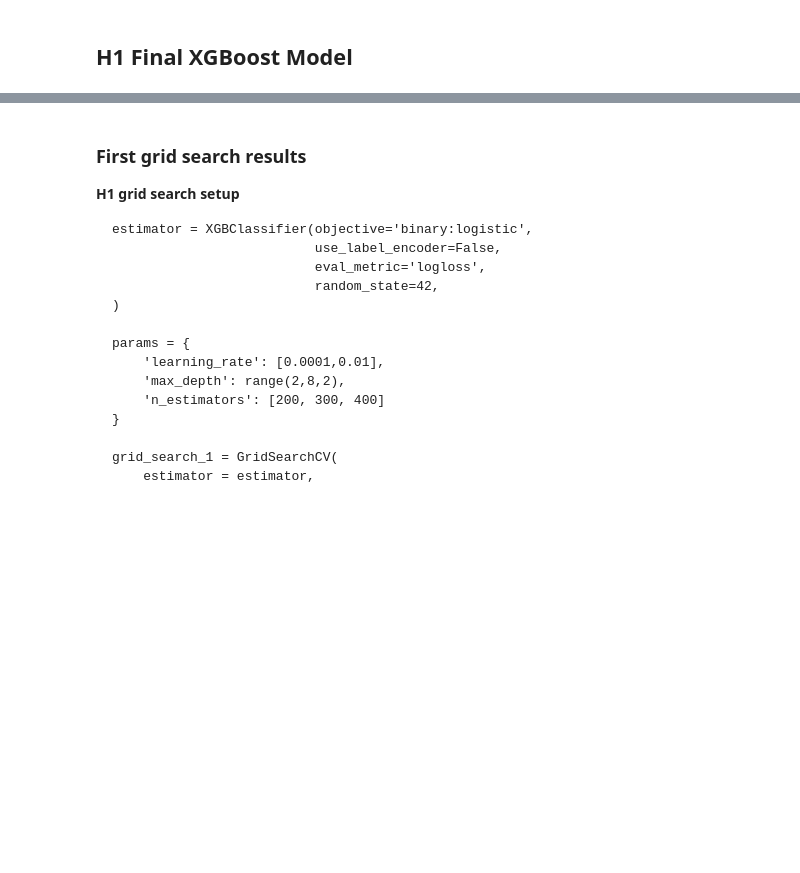
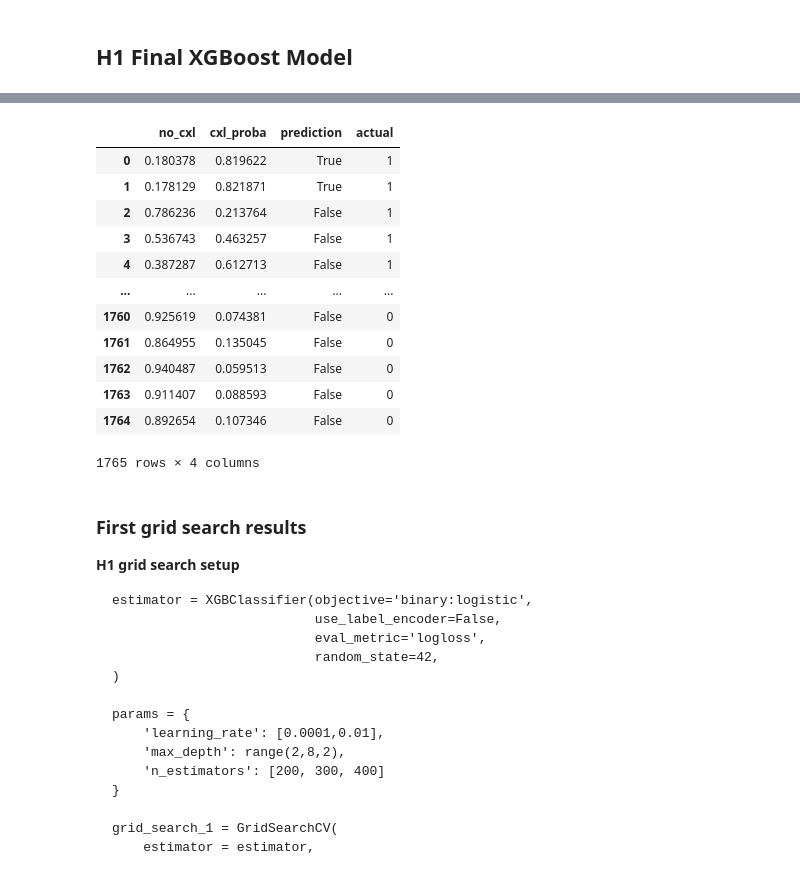
Before and after one commit to edubu2/hotel-revman-system, a Jupyter notebook: code/model_cxl_final.ipynb, the cells around one changed output, grey strips where cells are left out. Drawn from its saved outputs; the diff is of its cells as text; code cells hidden in the pictures; blank space fills up the shorter version.

```diff
--- a/code/model_cxl_final.ipynb
+++ b/code/model_cxl_final.ipynb
@@ -12,14 +18,14 @@ from utils import split_reservations
 from features import X1_cxl_cols, X2_cxl_cols
 # %%
 pd.options.display.max_rows = 60
-pd.options.display.max_columns = 60
+pd.options.display.max_columns = 70
 # %%
 h1_res = pd.read_pickle("pickle/h1_res.pick")
 h2_res = pd.read_pickle("pickle/h2_res.pick")
 h1_dbd = pd.read_pickle("pickle/h1_dbd.pick")
 h2_dbd = pd.read_pickle("pickle/h2_dbd.pick")
 # %%
-X_1 = split_reservations(h1_res, as_of_date="2017-08-01", features=X1_cxl_cols)
+X1_train, X1_test, y1_train, y1_test = split_reservations(h1_res, as_of_date="2017-08-01", features=X1_cxl_cols)
 # %% [output]
 Training sample size: 38295
  Testing Sample Size: 1765
@@ -52,0 +97,18 @@ X1["WillCancel"] = h1_preds
+# %%
+PROB_THRESHOLD = 0.75
+
+h1_pred_probas = xgb_model_1.predict_proba(X1_test)
+
+df_h1_preds = pd.DataFrame(h1_pred_probas, columns=["no_cxl", "cxl_proba"])
+df_h1_preds["prediction"] = df_h1_preds['cxl_proba'] >= PROB_THRESHOLD
+
+df_h1_preds["actual"] = y1_test.to_numpy()
+
+h1_f1_score = f1_score(y1_test, df_h1_preds["prediction"])
+h1_pr_score = precision_score(y1_test, df_h1_preds["prediction"])
+h1_re_score = recall_score(y1_test, df_h1_preds["prediction"])
+
+print(f"""
+F-1 Score: {h1_f1_score}
+Precision Score: {h1_pr_score}
+Recall Score: {h1_re_score}""")
@@ -52,0 +210,16 @@ X1["WillCancel"] = h1_preds
+# %%
+df_h1_preds
+# %% [output]
+|  | no_cxl | cxl_proba | prediction | actual |
+| 0 | 0.180378 | 0.819622 | True | 1 |
+| 1 | 0.178129 | 0.821871 | True | 1 |
+| 2 | 0.786236 | 0.213764 | False | 1 |
+| 3 | 0.536743 | 0.463257 | False | 1 |
+| 4 | 0.387287 | 0.612713 | False | 1 |
+| ... | ... | ... | ... | ... |
+| 1760 | 0.925619 | 0.074381 | False | 0 |
+| 1761 | 0.864955 | 0.135045 | False | 0 |
+| 1762 | 0.940487 | 0.059513 | False | 0 |
+| 1763 | 0.911407 | 0.088593 | False | 0 |
+| 1764 | 0.892654 | 0.107346 | False | 0 |
+1765 rows × 4 columns
```
Also changed, not shown: parts of 15 cells of this notebook.
